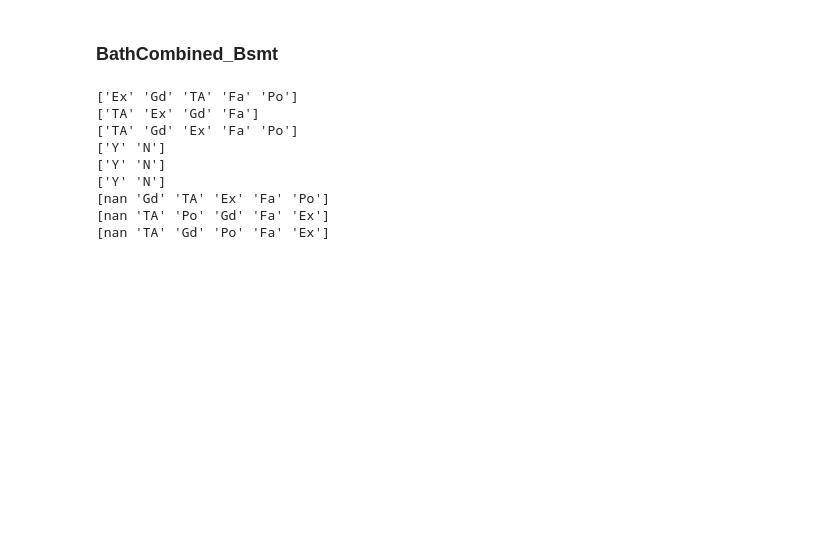
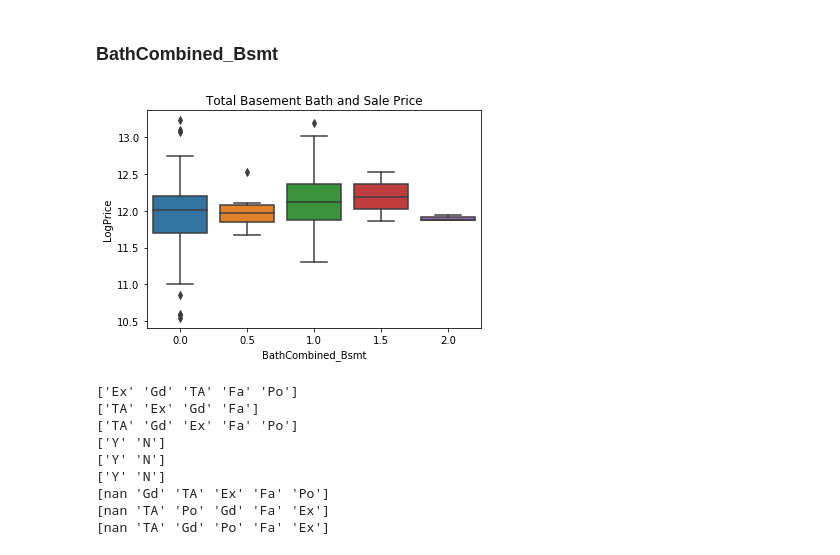
Before and after one commit to twistandpulse/Tea-Mates, a Jupyter notebook: Marina/Marina Preprocessing (2-25-20).ipynb, the cells around one changed output. Cells and saved outputs as stored; diff of their text form; code cells hidden in the pictures; blank space fills up the shorter version.

```diff
--- a/Marina/Marina Preprocessing (2-25-20).ipynb
+++ b/Marina/Marina Preprocessing (2-25-20).ipynb
@@ -93,6 +100,12 @@ test_df['BathCombined_Bsmt'] = test_df['BsmtFullBath'] + test_df['BsmtHalfBath']
 # print(model_train['BathCombined_Bsmt'])
 # print(model_test['BathCombined_Bsmt'])
 # test['BathCombined_Bsmt']
+# %%
+sns.boxplot(x='BathCombined_Bsmt', y='LogPrice', data=model_test)
+plt.title('Total Basement Bath and Sale Price')
+plt.savefig('Total Basement Bath and Sale Price')
+# %% [output]
+[figure, added]
 # %%
 print(model_train['HeatingQC'].unique())
 print(model_test['HeatingQC'].unique())
```
Also changed, not shown: parts of 5 cells of this notebook, 6 other files.
